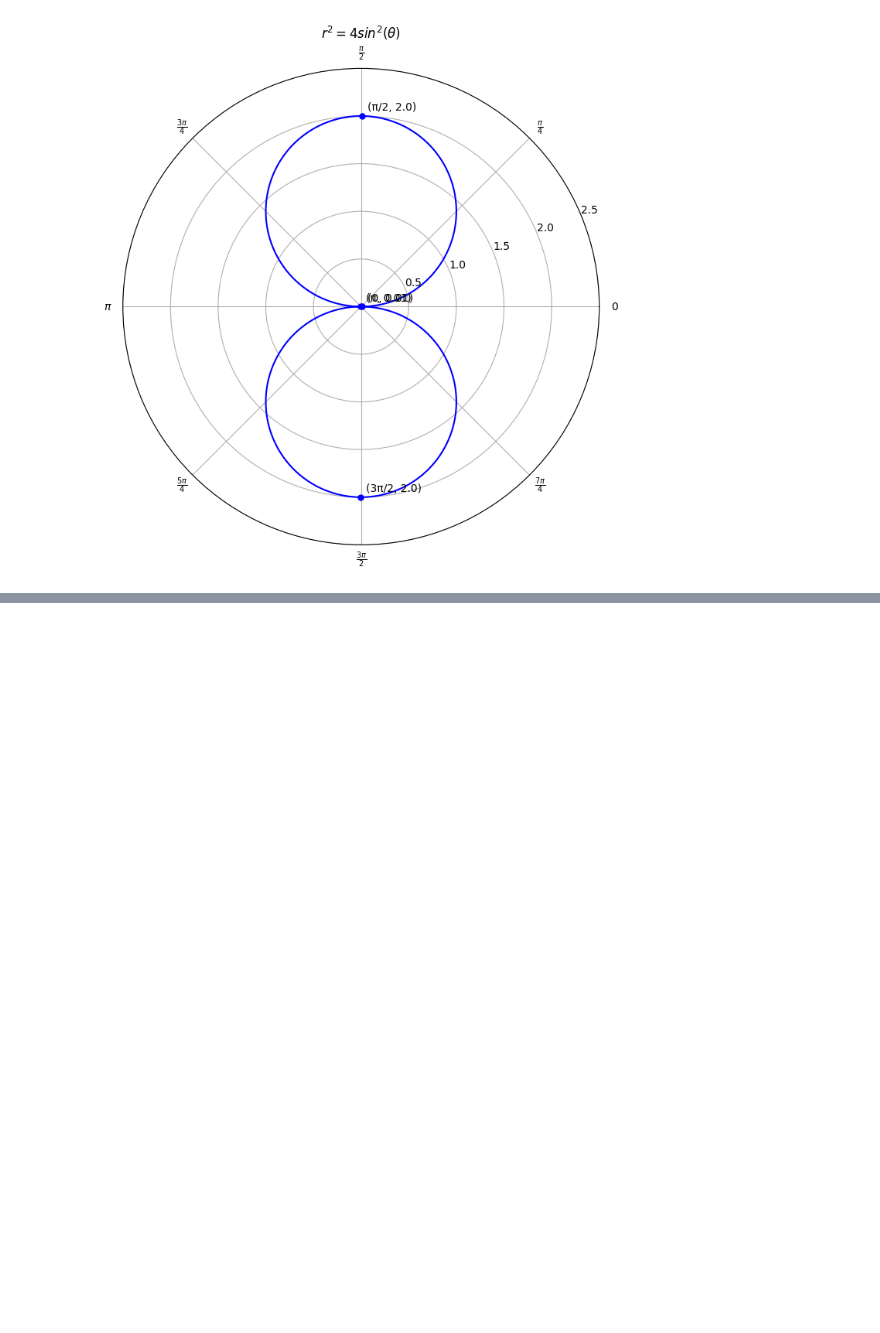
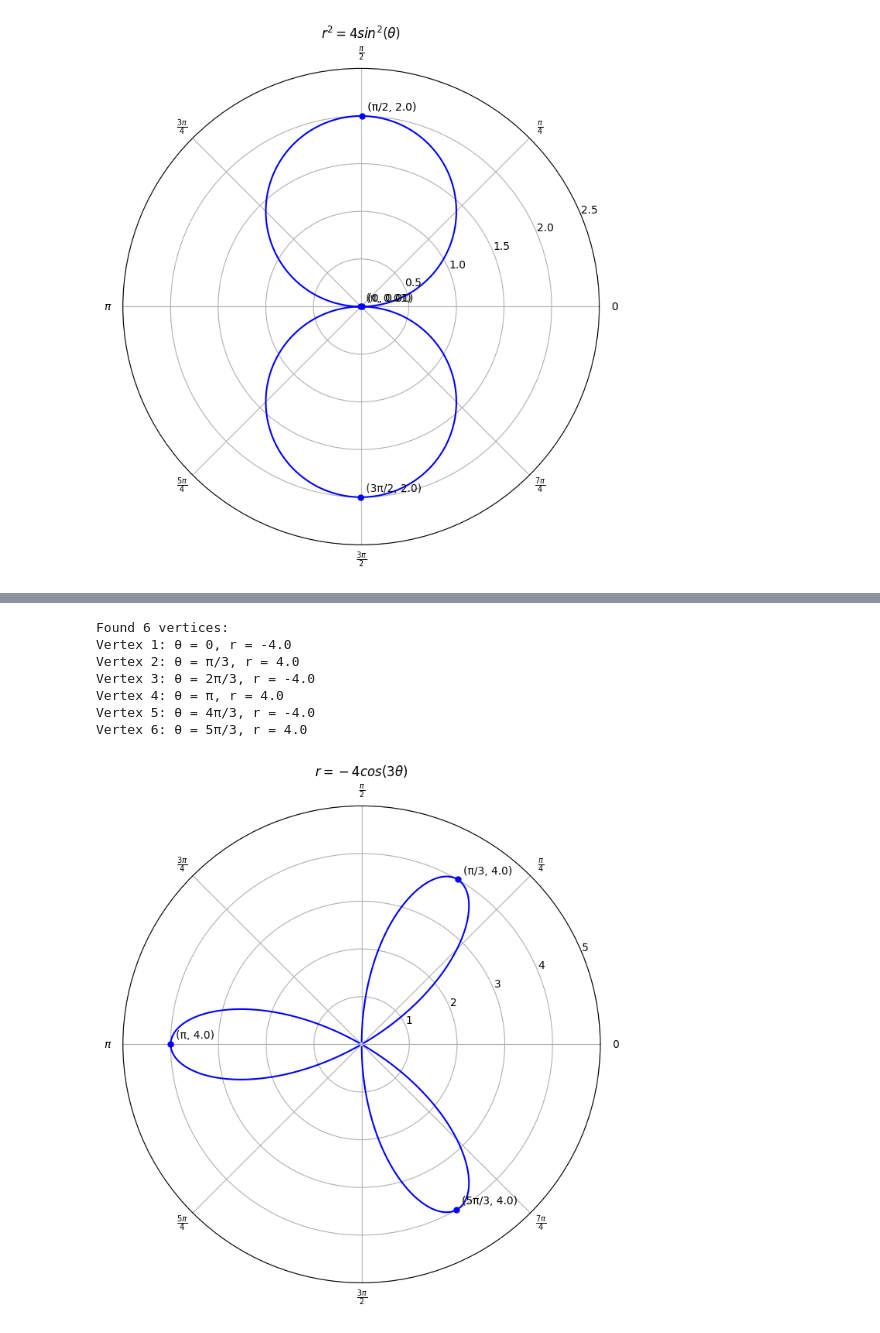
Before and after one commit to seanjiangsh/math-practice, a Jupyter notebook: pre-calculus/pre-calculus.ipynb, the cells around one changed output, grey strips where cells are left out. Cells and saved outputs as stored; diff of their text form; code cells hidden in the pictures; blank space fills up the shorter version.

```diff
--- a/pre-calculus/pre-calculus.ipynb
+++ b/pre-calculus/pre-calculus.ipynb
@@ -255,0 +283,17 @@ Vertex 4: θ = 3π/2, r = 2.0
+# %%
+# r = -4 * cos(3θ)
+title = "$r = -4cos(3\\theta)$"
+equation = lambda theta: -4 * np.cos(3 * theta)
+limits = (0, 5)
+
+# Create the polar plot
+plot_polar_equation(title, equation, limits=limits)
+# %% [output]
+Found 6 vertices:
+Vertex 1: θ = 0, r = -4.0
+Vertex 2: θ = π/3, r = 4.0
+Vertex 3: θ = 2π/3, r = -4.0
+Vertex 4: θ = π, r = 4.0
+Vertex 5: θ = 4π/3, r = -4.0
+Vertex 6: θ = 5π/3, r = 4.0
+[figure, added]
```
Also changed, not shown: parts of 15 cells of this notebook, 1 other file.
